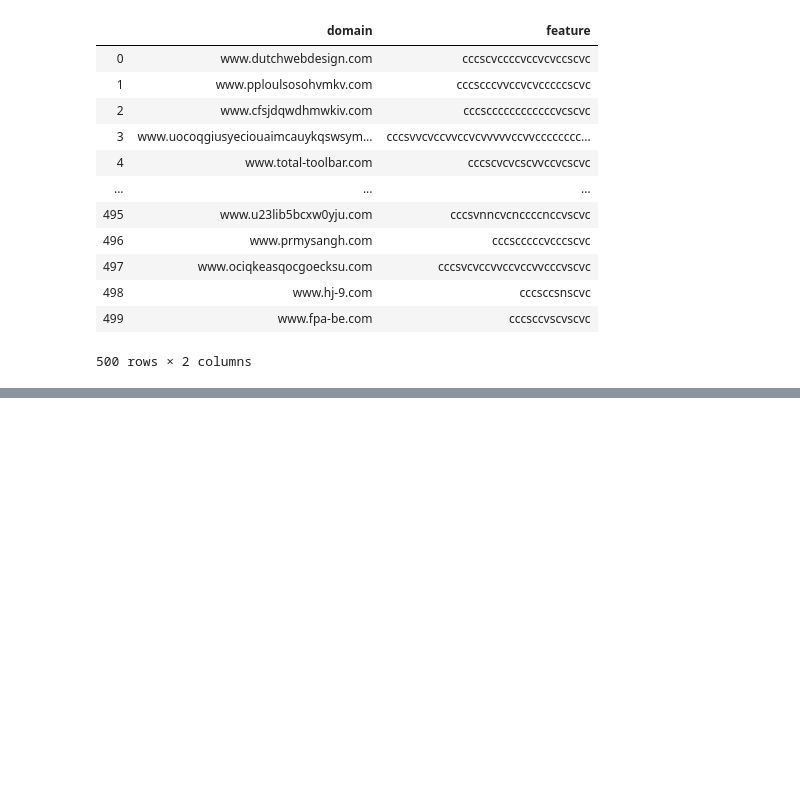
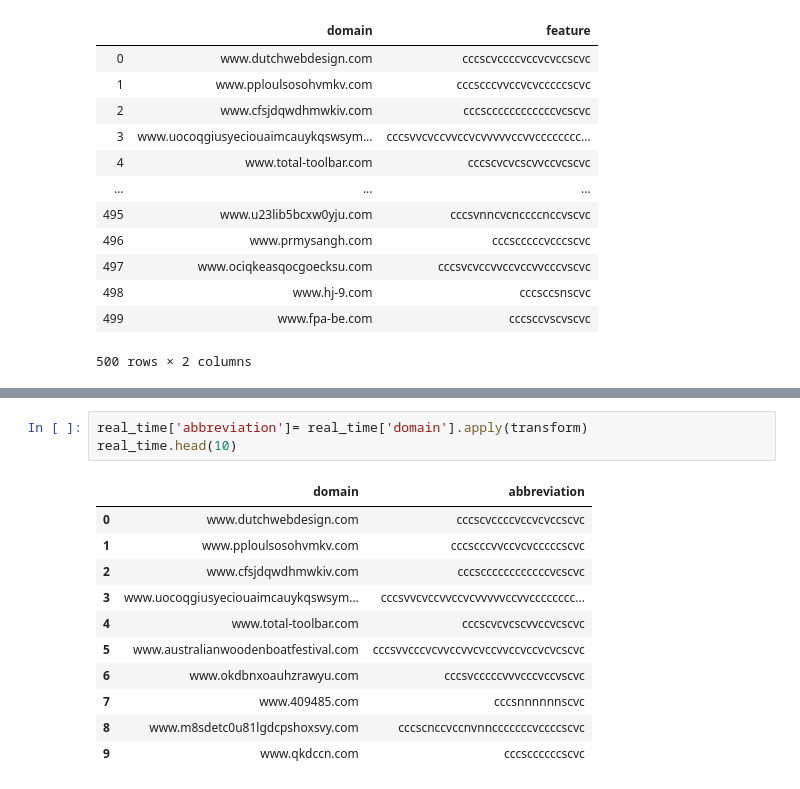
Before and after one commit to Tristan-Chow/Malicious-and-Benign-domain-detection, a Jupyter notebook: code/jupyternotebook/model_firstAttempt_updatedLogic_version.ipynb, the cells around one changed output, grey strips where cells are left out. Cells and saved outputs as stored; diff of their text form; blank space fills up the shorter version.

```diff
--- a/code/jupyternotebook/model_firstAttempt_updatedLogic_version.ipynb
+++ b/code/jupyternotebook/model_firstAttempt_updatedLogic_version.ipynb
@@ -368,0 +271,15 @@ Name: threat, dtype: int64
+# %%
+real_time['abbreviation']= real_time['domain'].apply(transform)
+real_time.head(10)
+# %% [output]
+|  | domain | abbreviation |
+| 0 | www.dutchwebdesign.com | cccscvccccvccvcvccscvc |
+| 1 | www.pploulsosohvmkv.com | cccscccvvccvcvcccccscvc |
+| 2 | www.cfsjdqwdhmwkiv.com | cccsccccccccccccvcscvc |
+| 3 | www.uocoqgiusyeciouaimcauykqswsym... | cccsvvcvccvvccvcvvvvvccvvcccccccc... |
+| 4 | www.total-toolbar.com | cccscvcvcscvvccvcscvc |
+| 5 | www.australianwoodenboatfestival.com | cccsvvcccvcvvccvvcvccvvccvccvcvcscvc |
+| 6 | www.okdbnxoauhzrawyu.com | cccsvcccccvvvcccvccvscvc |
+| 7 | www.409485.com | cccsnnnnnnscvc |
+| 8 | www.m8sdetc0u81lgdcpshoxsvy.com | cccscnccvccnvnncccccccvccccscvc |
+| 9 | www.qkdccn.com | cccsccccccscvc |
```
Also changed, not shown: parts of 19 cells of this notebook, 3 other files.
